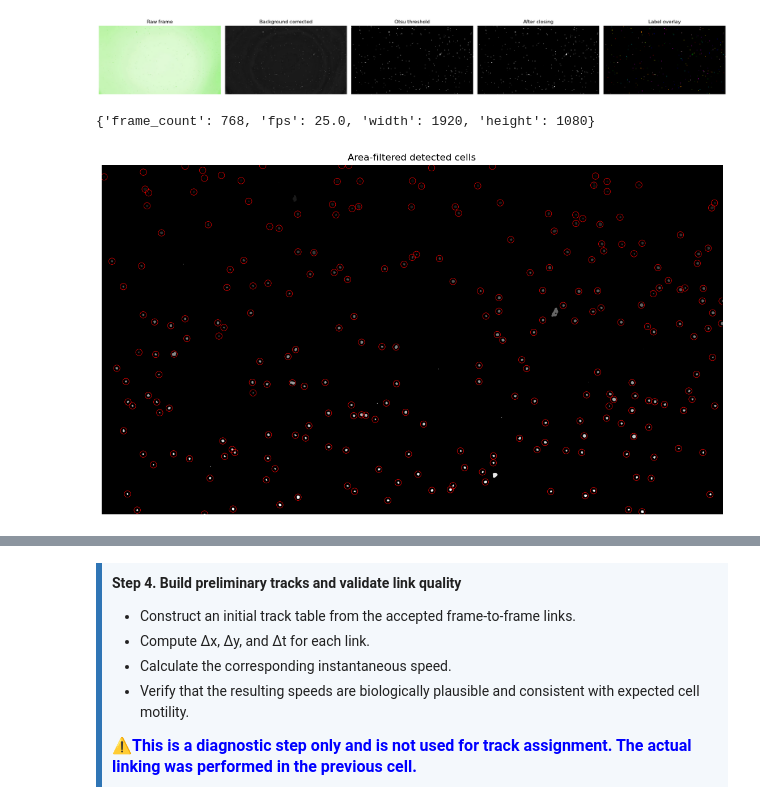
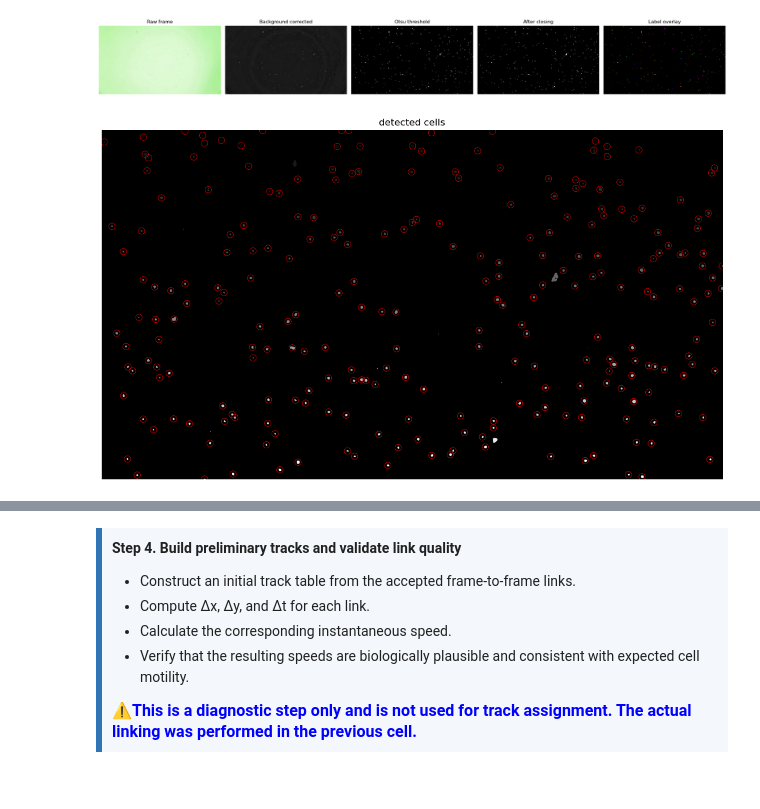
Before and after one commit to farnooshjoulaeian-dev/tracking-microswimmers, a Jupyter notebook: tracking_microswimmers_pipeline.ipynb, the cells around one changed output, grey strips where cells are left out. Cells and saved outputs as stored; diff of their text form; code cells hidden in the pictures.

```diff
--- a/tracking_microswimmers_pipeline.ipynb
+++ b/tracking_microswimmers_pipeline.ipynb
@@ -198,31 +161,27 @@ plot_detection_steps(
 )
 # %% [output]
 [figure]
-# %%
-video_info
-# %% [output]
-{'frame_count': 768, 'fps': 25.0, 'width': 1920, 'height': 1080}
 # %%
 fig, ax = plt.subplots(figsize=(16, 8))
 
 ax.imshow(label_image, cmap="gray")
 
 for _, row in features.iterrows():
     circle = Circle(
         (row["x_px"], row["y_px"]),
         radius=10,
         edgecolor="red",
         facecolor="none",
         linewidth=0.5
     )
 
     ax.add_patch(circle)
 
-ax.set_title("Area-filtered detected cells")
+ax.set_title("detected cells")
 ax.axis("off")
 plt.show()
 # %% [output]
-[figure, old version]
+[figure, new version]
 # %%
 all_features = []
 
```
Also changed, not shown: parts of 30 cells of this notebook.
